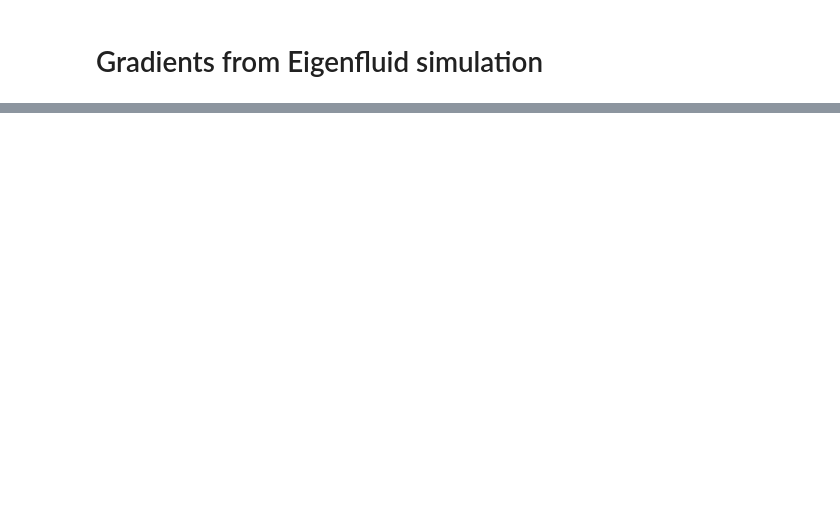
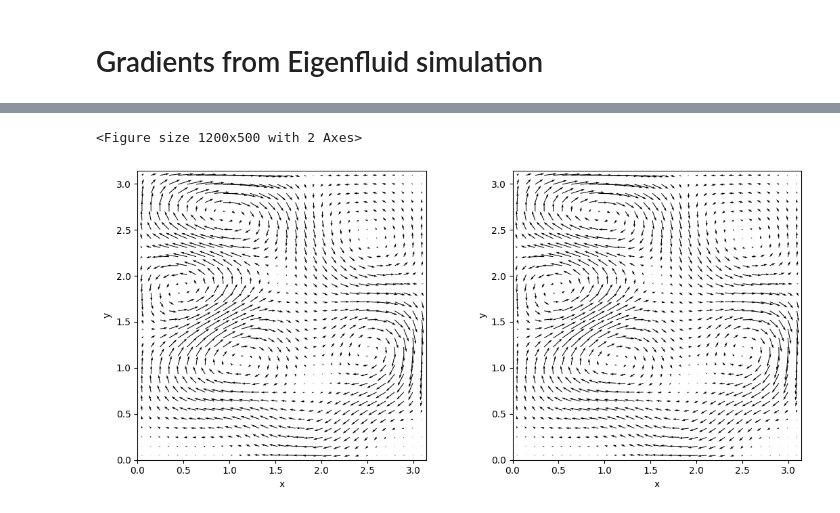
Before and after one commit to bobarna/eigenfluid-control, a Jupyter notebook: eigenfluid-optimization.ipynb, the cells around one changed output, grey strips where cells are left out. Cells and saved outputs as stored; diff of their text form; code cells hidden in the pictures; blank space fills up the shorter version.

```diff
--- a/eigenfluid-optimization.ipynb
+++ b/eigenfluid-optimization.ipynb
@@ -43,23 +41,29 @@ vis.plot({
 # %%
-# Initial values for reference simulation
 velocity = eigenfluid.reconstruct_velocity()
 
 trajectory_v = [velocity]
 trajectory_curl = [field.curl(velocity)]
 
-STEPS = 32
+STEPS = 16
 DT = 0.2
+
+w_0 = eigenfluid.w
 
 start_time = time.time()
 for i in range(STEPS):
-    velocity = advect.semi_lagrangian(velocity, velocity, dt=DT)
-    velocity, _ = fluid.make_incompressible(velocity)
+    # For grid-based simulation:
+    #velocity = advect.semi_lagrangian(velocity, velocity, dt=DT)
+    #velocity, _ = fluid.make_incompressible(velocity)
+    eigenfluid.w = eigenfluid.step_w_euler(eigenfluid.w, DT)
 
-    trajectory_v.append(velocity)
-    trajectory_curl.append(field.curl(velocity))
+    curr_vel = eigenfluid.reconstruct_velocity()
+    trajectory_v.append(curr_vel)
+    trajectory_curl.append(field.curl(curr_vel))
 end_time = time.time()
 print("Simulation finished in {} seconds".format(end_time-start_time))
 
 trajectory_v_ref = math.stack(trajectory_v, batch('time'))
 trajectory_curl_ref = math.stack(trajectory_curl, batch('time'))
+
+v_target = eigenfluid.reconstruct_velocity()
 # %% [output]
@@ -102,0 +143,5 @@ vis.plot({"Reference Velocity": trajectory_v_ref,
+# %%
+plot([v_target, eigenfluid.reconstruct_velocity()])
+# %% [output]
+<Figure size 1200x500 with 2 Axes>
+[figure, added]
```
Also changed, not shown: parts of 14 cells of this notebook, 2 other files.
